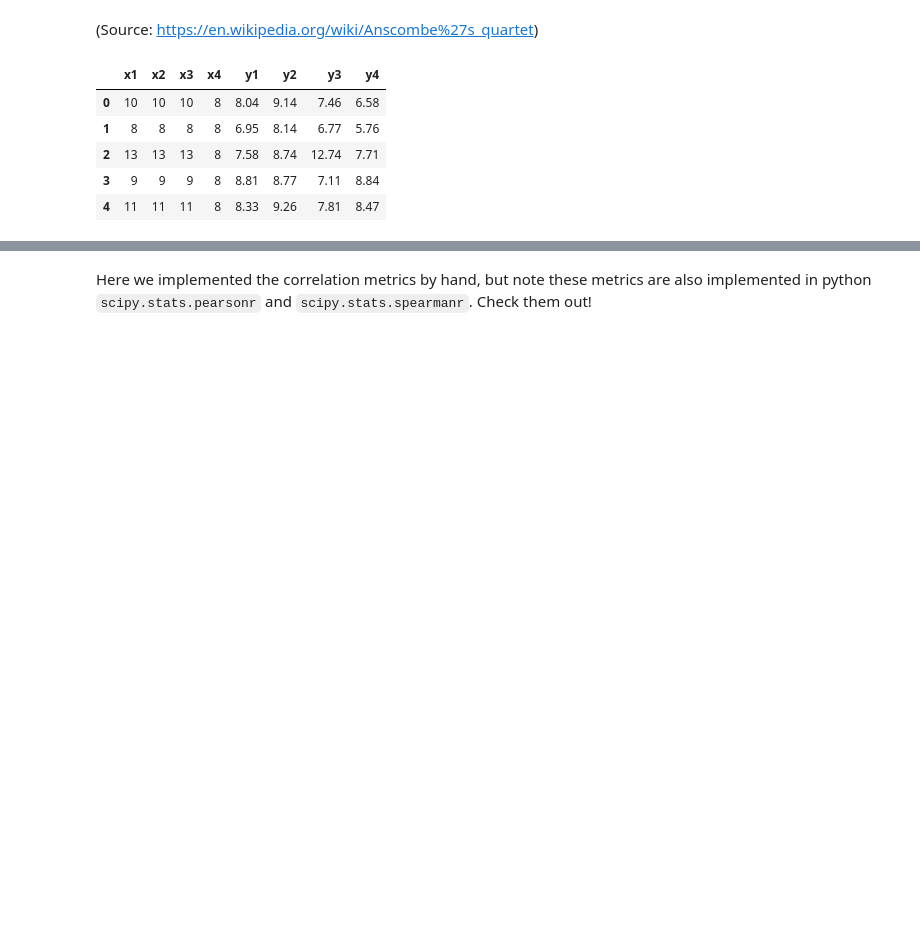
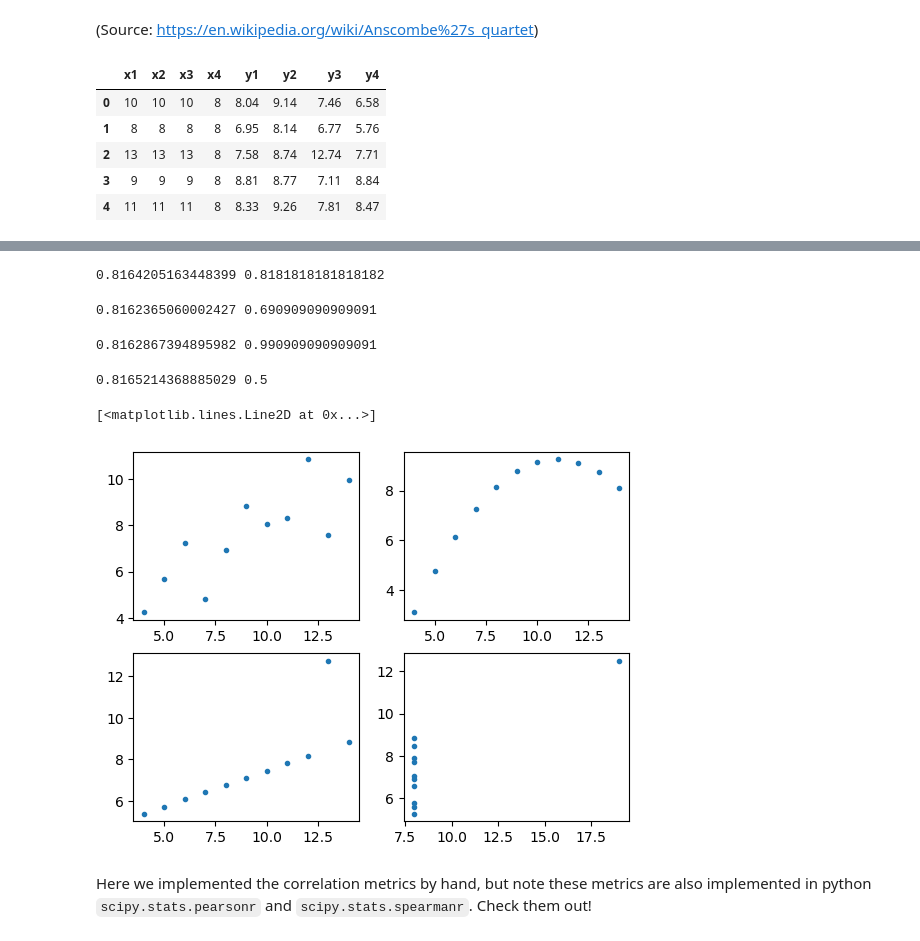
Before and after one commit to Vic263RP/MIA3-Formacion-2023-UV-AI, a Jupyter notebook: B1_HerramientasParaIA/T3_Probabilidad/2023_MIA_UV_Estdística/Computational Statistics (part I).ipynb, the cells around one changed output, grey strips where cells are left out. Saved outputs shown, nothing was run; the diff lists cells and outputs as text; code cells hidden in the pictures; blank space fills up the shorter version.

```diff
--- a/B1_HerramientasParaIA/T3_Probabilidad/2023_MIA_UV_Estdística/Computational Statistics (part I).ipynb
+++ b/B1_HerramientasParaIA/T3_Probabilidad/2023_MIA_UV_Estdística/Computational Statistics (part I).ipynb
@@ -339,2 +412,50 @@ da.head()
+# %%
+from scipy.stats import pearsonr, spearmanr
+
+C_p_1 = pearsonr(da.x1, da.y1)[0]
+C_s_1 = spearmanr(da.x1, da.y1)[0]
+
+print(C_p_1, C_s_1)
+# %% [output]
+0.8164205163448399 0.8181818181818182
+# %%
+C_p_2 = pearsonr(da.x2, da.y2)[0]
+C_s_2 = spearmanr(da.x2, da.y2)[0]
+
+print(C_p_2, C_s_2)
+# %% [output]
+0.8162365060002427 0.690909090909091
+# %%
+C_p_3 = pearsonr(da.x3, da.y3)[0]
+C_s_3 = spearmanr(da.x3, da.y3)[0]
+
+print(C_p_3, C_s_3)
+# %% [output]
+0.8162867394895982 0.990909090909091
+# %%
+C_p_4 = pearsonr(da.x4, da.y4)[0]
+C_s_4 = spearmanr(da.x4, da.y4)[0]
+
+print(C_p_4, C_s_4)
+# %% [output]
+0.8165214368885029 0.5
+# %%
+plt.subplot(2,2,1)
+plt.plot(da.x1, da.y1, '.')
+
+
+plt.subplot(2,2,2)
+plt.plot(da.x2, da.y2, '.')
+
+
+plt.subplot(2,2,3)
+plt.plot(da.x3, da.y3, '.')
+
+
+plt.subplot(2,2,4)
+plt.plot(da.x4, da.y4, '.')
+# %% [output]
+[<matplotlib.lines.Line2D at 0x...>]
+[figure, added]
 # %% [markdown]
 Here we implemented the correlation metrics by hand, but note these metrics are also implemented in python <code>scipy.stats.pearsonr</code> and <code>scipy.stats.spearmanr</code>. Check them out!
```
Also changed, not shown: parts of 15 cells of this notebook.
